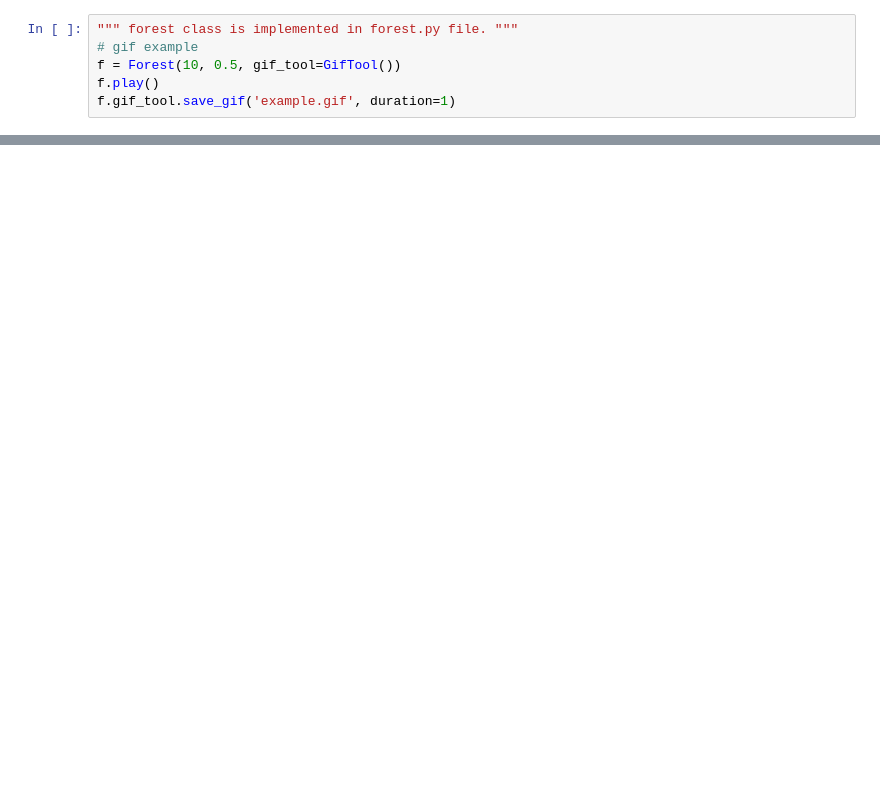
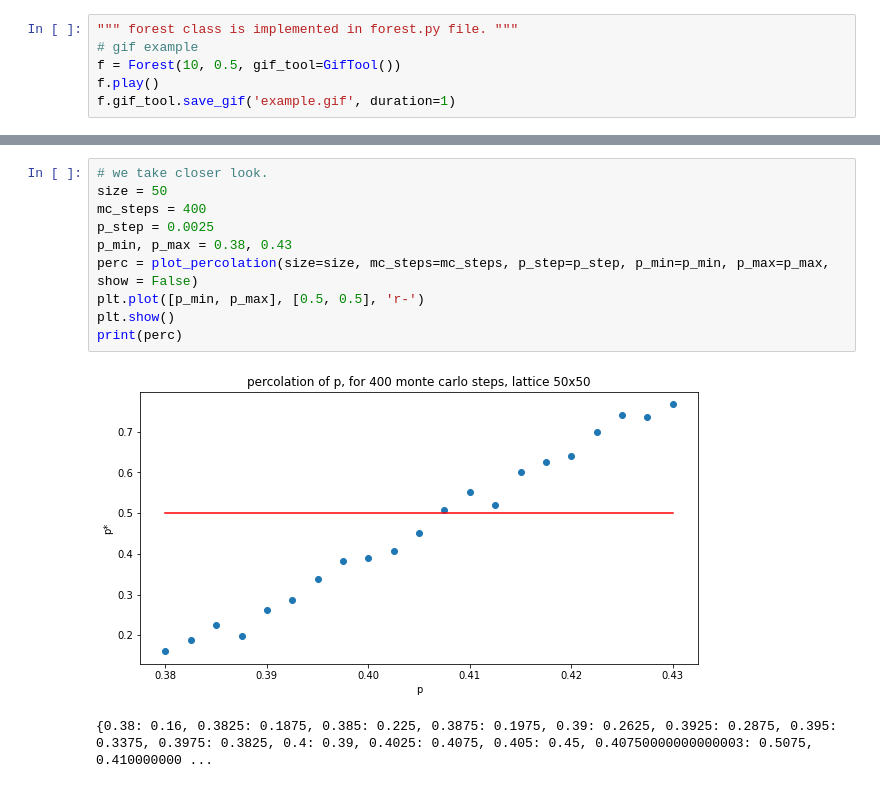
Before and after one commit to rogulforce/agent_based_modelling, a Jupyter notebook: assignment_1/presentation.ipynb, the cells around one changed output, grey strips where cells are left out. Saved outputs shown, nothing was run; the diff lists cells and outputs as text; blank space fills up the shorter version.

```diff
--- a/assignment_1/presentation.ipynb
+++ b/assignment_1/presentation.ipynb
@@ -113,0 +117,13 @@ plot_percolation(size=size, mc_steps=mc_steps)
+# %%
+# we take closer look.
+size = 50
+mc_steps = 400
+p_step = 0.0025
+p_min, p_max = 0.38, 0.43
+perc = plot_percolation(size=size, mc_steps=mc_steps, p_step=p_step, p_min=p_min, p_max=p_max, show = False)
+plt.plot([p_min, p_max], [0.5, 0.5], 'r-')
+plt.show()
+print(perc)
+# %% [output]
+[figure, added]
+{0.38: 0.16, 0.3825: 0.1875, 0.385: 0.225, 0.3875: 0.1975, 0.39: 0.2625, 0.3925: 0.2875, 0.395: 0.3375, 0.3975: 0.3825, 0.4: 0.39, 0.4025: 0.4075, 0.405: 0.45, 0.40750000000000003: 0.5075, 0.410000000 ...
```
Also changed, not shown: parts of 16 cells of this notebook, 1 other file.
